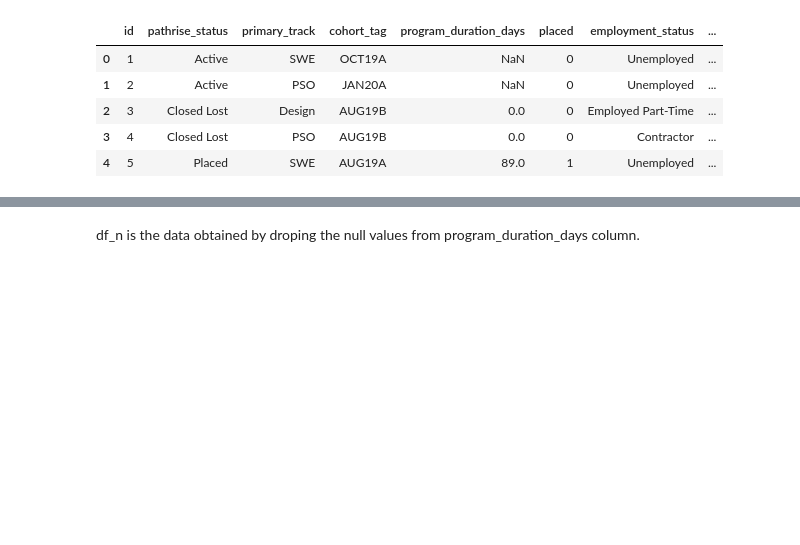
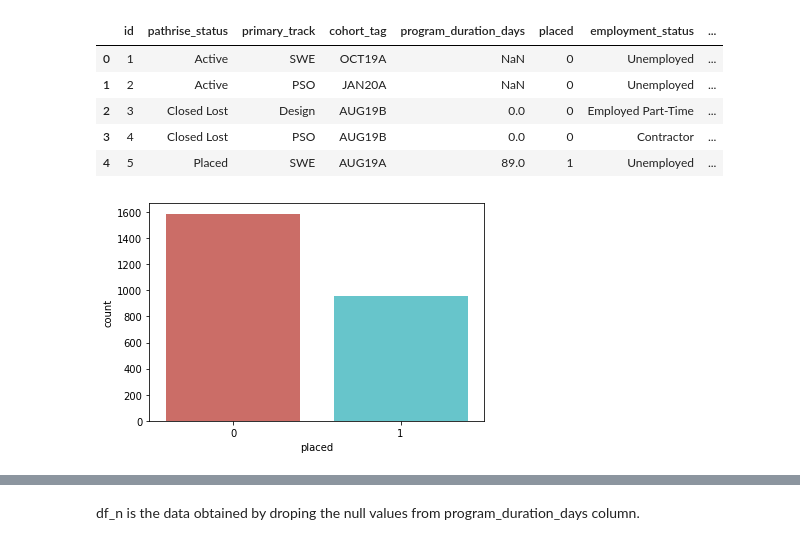
Before and after one commit to shreyus3003/pathrise, a Jupyter notebook: pathrise_analysis.ipynb, the cells around one changed output, grey strips where cells are left out. Cells and saved outputs as stored; diff of their text form; code cells hidden in the pictures; blank space fills up the shorter version.

```diff
--- a/pathrise_analysis.ipynb
+++ b/pathrise_analysis.ipynb
@@ -18,3 +28,8 @@ df.head()
 | 2 | 3 | Closed Lost | Design | AUG19B | 0.0 | 0 | Employed Part-Time | ... |
 | 3 | 4 | Closed Lost | PSO | AUG19B | 0.0 | 0 | Contractor | ... |
 | 4 | 5 | Placed | SWE | AUG19A | 89.0 | 1 | Unemployed | ... |
+# %%
+sns.countplot(x='placed',data=df, palette='hls')
+plt.show()
+# %% [output]
+[figure, added]
```
Also changed, not shown: parts of 54 cells of this notebook.
